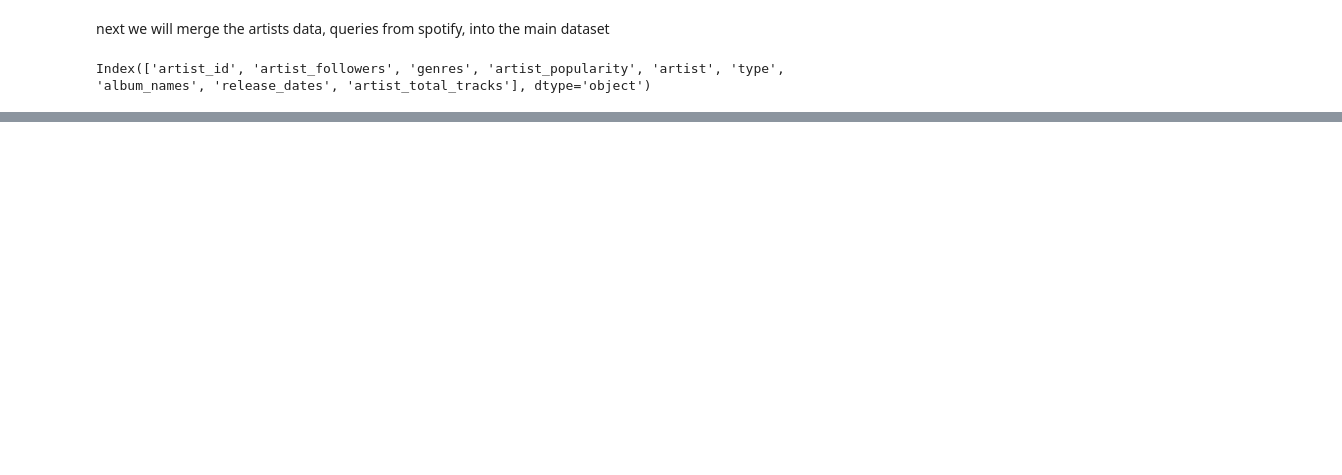
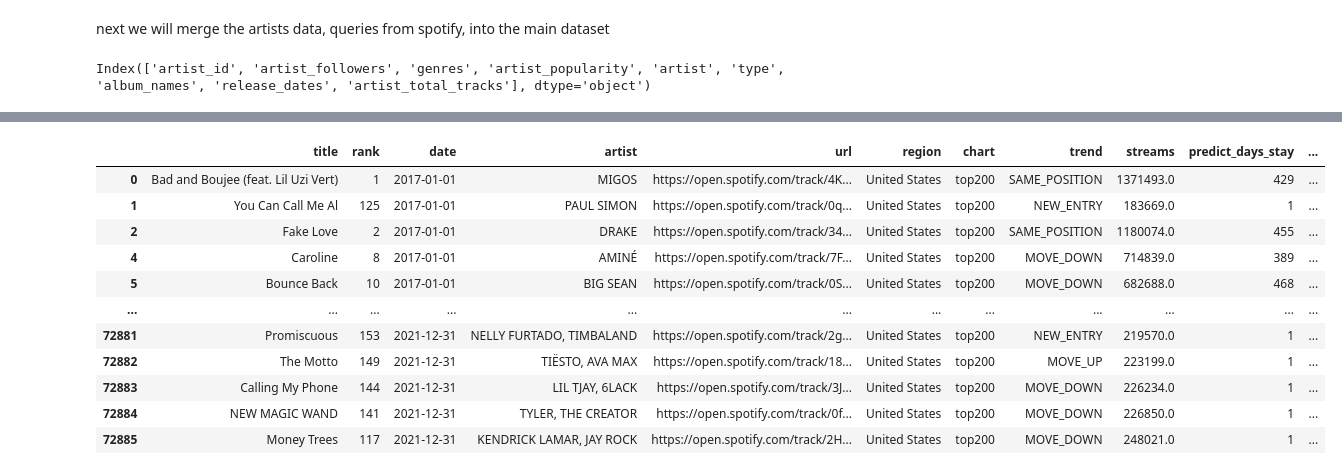
Before and after one commit to apcastillo/cse519, a Jupyter notebook: Data_Cleaning_merging.ipynb, the cells around one changed output, grey strips where cells are left out. Drawn from its saved outputs; the diff is of its cells as text; code cells hidden in the pictures; blank space fills up the shorter version.

```diff
--- a/Data_Cleaning_merging.ipynb
+++ b/Data_Cleaning_merging.ipynb
@@ -73,7 +73,7 @@ raw_data
 Next we will merge in the track data to the final dataset
 I am merging based on track [title, artist]
 # %%
-tracks = pd.read_csv('charts_US_attributes.csv')
+tracks = pd.read_csv('charts_US_attributes_missing.csv')
 track_columns = [ 'title',
                  'url',
                  'artist',
@@ -92,10 +92,10 @@ track_columns = [ 'title',
                  'time_signature']
 
 tracks = tracks[track_columns]
-tracks['artist'] = tracks['artist'].apply(lambda x: formatartist(x))
+#tracks['artist'] = tracks['artist'].apply(lambda x: formatartist(x))
 print(tracks.isna().sum())
-tracks.drop_duplicates(subset=['url'], inplace=True)
-print("track data we have: ",len(tracks))
+#tracks.drop_duplicates(subset=['url'], inplace=True)
+print("missing track data we have: ",len(tracks))
 # %% [output]
 title               0
 url                 0
@@ -193,7 +225,7 @@ artists_columns = [
                     'release_dates',
                     'artist_total_tracks'
                   ]
-artists = pd.read_csv('artist_data.csv')
+artists = pd.read_csv('artist_data.csv', converters={'genres': pd.eval})
 artists.rename(columns={'id': 'artist_id',
                         'followers': 'artist_followers',
                         'popularity': 'artist_popularity',
@@ -222,13 +254,15 @@ final_single = pd.merge(singleartists, artists,
                         how='left')
 print("single found: ", len(final_single))
 print("single missing: ",  len(singleartists) - len(final_single))
-final_single[final_single.artist_id.isna()]
+length = len(final_single[final_single.artist_id.isna()])
 
 
 missing = final_single[final_single.artist_id.isna()]
 missing = missing[['artist']]
 missing.drop_duplicates(inplace= True)
+print("dropping ",len(missing), " single artists")
+print("dropping ",length, " rows")
 
-#missing.to_csv("missingartists.csv")
-missing
+final_single.dropna(subset = ['artist_id'], inplace=True)
+final_single.to_csv("final_data.csv", index=False)
 # %% [output]
@@ -257,0 +283,69 @@ single missing:  0
+# %%
+multipleartists
+failcount=0
+multipleartists.groupby('artist').size()
+m_artists = {}
+for name, group in multipleartists.groupby('artist'):
+    loop = name.split(',')
+    info = {}
+    ids = []
+    followers=[]
+    genres = []
+    popularity = []
+    album_names=[]
+    release_dates= []
+    total_tracks = []
+    for a in loop:
+        a=a.strip()
+        a=a.strip('#')
+        data = artists[artists.artist == a]
+        if (len(data == 1)):
+            ids.append(data.artist_id.values[0])
+            followers.append(data.artist_followers.values[0])
+            for g in data.genres.values[0]:
+                genres.append(g)
+            popularity.append(data.artist_popularity.values[0])
+            album_names.append(data.album_names.values[0])
+            release_dates.append(data.release_dates.values[0])
+            total_tracks.append(data.artist_total_tracks.values[0])
+        elif len(data) > 1:
+            print("more than 1 artist found")
+        else:
+            failcount = failcount +1
+            #print("fail: ",a)
+    info['artist_id'] = ids
+    info['artist'] = name
+    info['artist_name'] = name
+    info['artist_followers'] = sum(followers)
+    if len(popularity) > 0:
+        info['artist_popularity'] = sum(popularity) / len(popularity)
+    else:
+        info['artist_popularity'] = sum(popularity)
+    info['genres'] = list(set(genres))
+    info['album_names']=album_names
+    info['release_dates'] = release_dates
+    info['type'] = 'artist'
+    info ['artist_total_tracks'] =sum(total_tracks)
+    m_artists[name] = info
+
+
+
+df2 = pd.DataFrame.from_dict(m_artists, orient='index', columns=artists_columns)
+df2.rename(columns={'artist_name': 'artist'}, inplace=True )
+
+df2.reset_index(drop=True, inplace=True)
+
+final_multiple = pd.merge(multipleartists, df2,
+                        on='artist',
+                        how='left')
+
+print("mult found: ", len(final_multiple))
+print("mult missing: ",  len(multipleartists) - len(final_multiple))
+
+length = len(final_multiple[final_multiple.artist_id.isna()])
+print(length)
+print(failcount)
+print(final_multiple.isna().sum())
+FINAL_df = pd.concat([final_single,final_multiple])
+FINAL_df
+# %% [output]
@@ -257,0 +369,12 @@ single missing:  0
+|  | title | rank | date | artist | url | region | chart | trend | streams | predict_days_stay | ... |
+| 0 | Bad and Boujee (feat. Lil Uzi Vert) | 1 | 2017-01-01 | MIGOS | https://open.spotify.com/track/4K... | United States | top200 | SAME_POSITION | 1371493.0 | 429 | ... |
+| 1 | You Can Call Me Al | 125 | 2017-01-01 | PAUL SIMON | https://open.spotify.com/track/0q... | United States | top200 | NEW_ENTRY | 183669.0 | 1 | ... |
+| 2 | Fake Love | 2 | 2017-01-01 | DRAKE | https://open.spotify.com/track/34... | United States | top200 | SAME_POSITION | 1180074.0 | 455 | ... |
+| 4 | Caroline | 8 | 2017-01-01 | AMINÉ | https://open.spotify.com/track/7F... | United States | top200 | MOVE_DOWN | 714839.0 | 389 | ... |
+| 5 | Bounce Back | 10 | 2017-01-01 | BIG SEAN | https://open.spotify.com/track/0S... | United States | top200 | MOVE_DOWN | 682688.0 | 468 | ... |
+| ... | ... | ... | ... | ... | ... | ... | ... | ... | ... | ... | ... |
+| 72881 | Promiscuous | 153 | 2021-12-31 | NELLY FURTADO, TIMBALAND | https://open.spotify.com/track/2g... | United States | top200 | NEW_ENTRY | 219570.0 | 1 | ... |
+| 72882 | The Motto | 149 | 2021-12-31 | TIËSTO, AVA MAX | https://open.spotify.com/track/18... | United States | top200 | MOVE_UP | 223199.0 | 1 | ... |
+| 72883 | Calling My Phone | 144 | 2021-12-31 | LIL TJAY, 6LACK | https://open.spotify.com/track/3J... | United States | top200 | MOVE_DOWN | 226234.0 | 1 | ... |
+| 72884 | NEW MAGIC WAND | 141 | 2021-12-31 | TYLER, THE CREATOR | https://open.spotify.com/track/0f... | United States | top200 | MOVE_DOWN | 226850.0 | 1 | ... |
+| 72885 | Money Trees | 117 | 2021-12-31 | KENDRICK LAMAR, JAY ROCK | https://open.spotify.com/track/2H... | United States | top200 | MOVE_DOWN | 248021.0 | 1 | ... |
```
Also changed, not shown: parts of 7 cells of this notebook, 3 other files.
